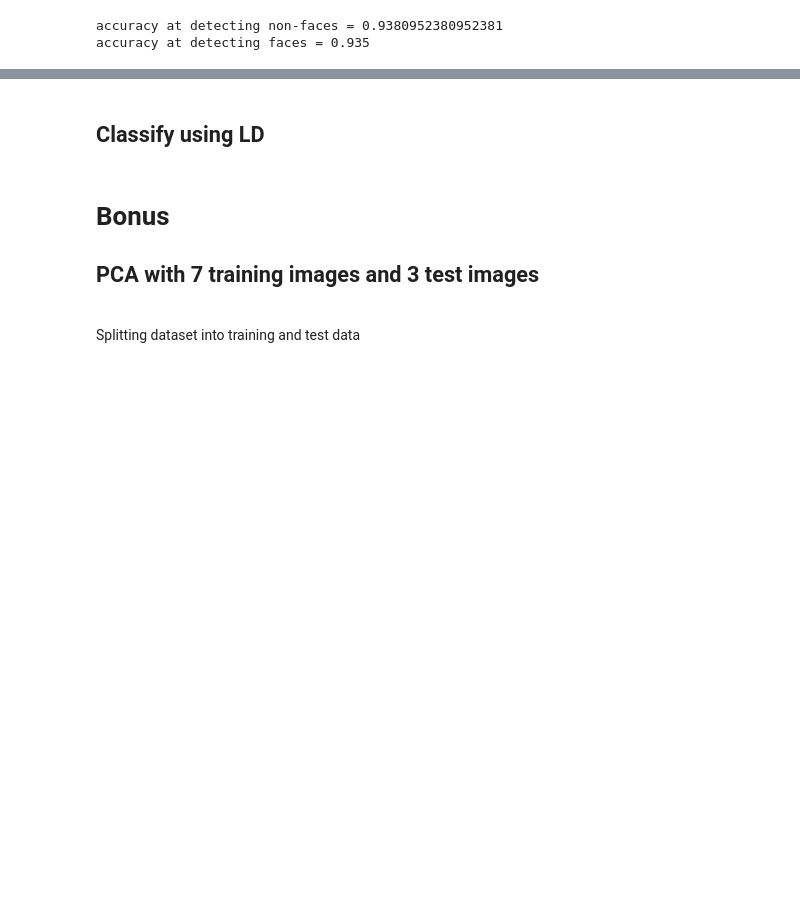
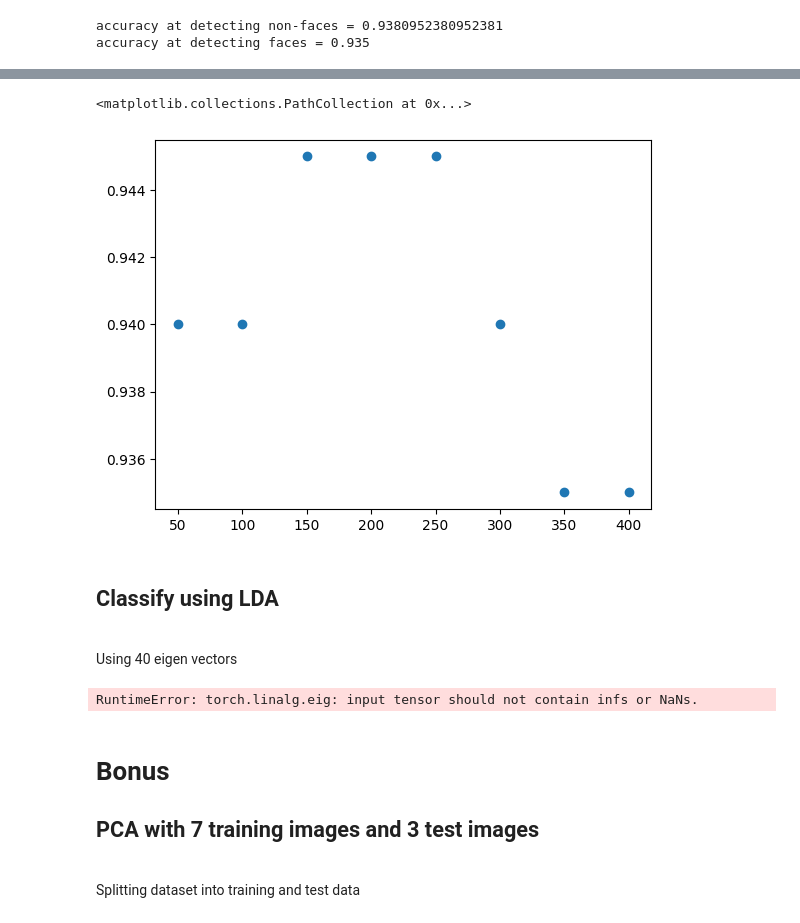
Before and after one commit to MarwanElsays/ML, a Jupyter notebook: src/pca.ipynb, the cells around one changed output, grey strips where cells are left out. Saved outputs shown, nothing was run; the diff lists cells and outputs as text; code cells hidden in the pictures; blank space fills up the shorter version.

```diff
--- a/src/pca.ipynb
+++ b/src/pca.ipynb
@@ -207,5 +308,21 @@ accuracy at detecting faces = 0.935
+# %%
+plt.scatter(number_of_non_faces, face_accuracies)
+# %% [output]
+<matplotlib.collections.PathCollection at 0x...>
+[figure, added]
 # %% [markdown]
-## Classify using LD
+## Classify using LDA
+\
+Using 40 eigen vectors
+# %%
+k = 1
+
+non_face_accuracy = lda_classify(face_non_face_training_data, iris_test_data, face_non_face_training_labels, iris_test_labels, k)
+face_accuracy = lda_classify(face_non_face_training_data, test_data, face_non_face_training_labels, test_labels, k)
+print(f"accuracy at detecting non-faces = {non_face_accuracy}")
+print(f"accuracy at detecting faces = {face_accuracy}")
+# %% [output]
+RuntimeError: torch.linalg.eig: input tensor should not contain infs or NaNs.
 # %% [markdown]
 # Bonus
 ## PCA with 7 training images and 3 test images
```
Also changed, not shown: parts of 14 cells of this notebook, 1 other file.
